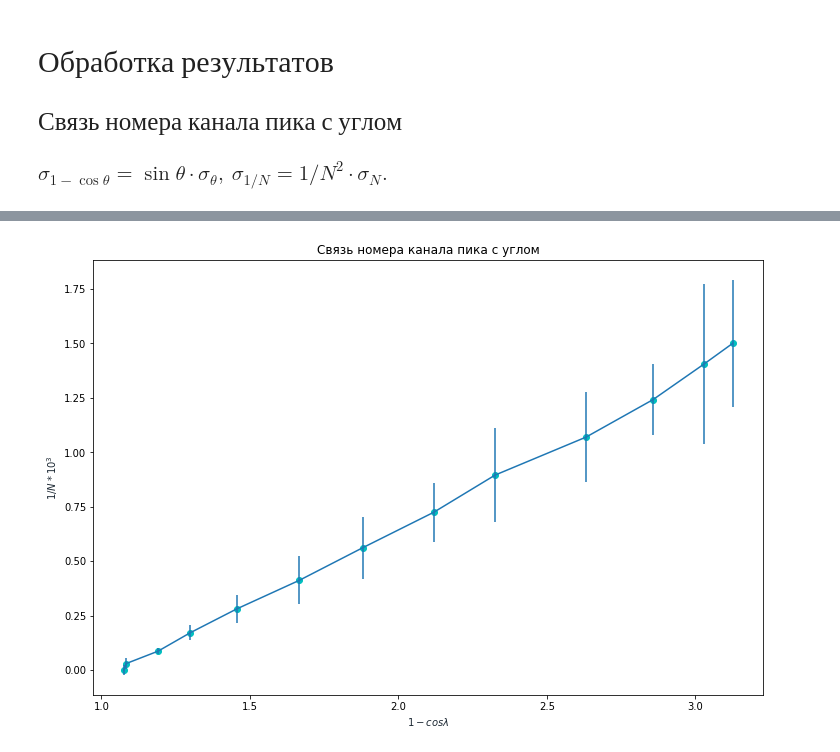
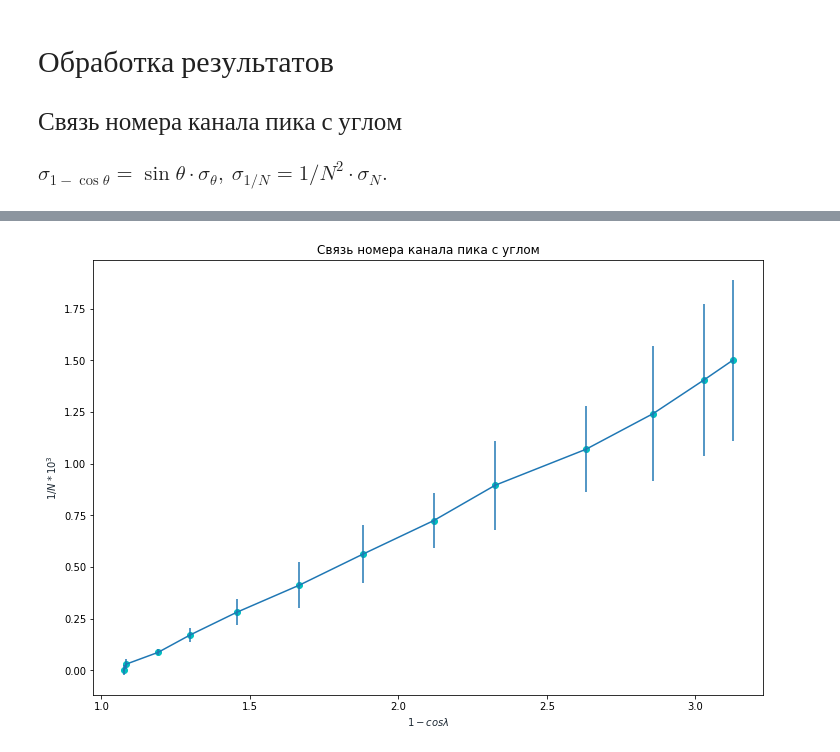
Before and after one commit to tsatsulya/LABS5, a Jupyter notebook: 5.1.2.ipynb, the cells around one changed output, grey strips where cells are left out. Cells and saved outputs as stored; diff of their text form; code cells hidden in the pictures.

```diff
--- a/5.1.2.ipynb
+++ b/5.1.2.ipynb
@@ -39,8 +50,8 @@ true_alpha = np.pi * alpha / 180
 channel = np.array([930, 923, 840, 770, 687, 600, 532, 472, 430, 380, 350, 330, 320])
 cos = 1 - np.cos(true_alpha)
 n = 1/channel * 10**3
-q_channel = np.array([20, 20, 10, 20, 30, 40, 40, 30, 40, 30, 20, 40, 30])
-data = {"$ \lambda,^\circ$": alpha, "$\sigma_\theta,^\circ$": np.array([0.5] * len(alpha)),
+q_channel = np.array([20, 20, 10, 20, 30, 40, 40, 30, 40, 30, 40, 40, 40])
+data = {"$ \theta,^\circ$": alpha, "$\sigma_\theta,^\circ$": np.array([0.5] * len(alpha)),
         "$channel$": channel, "$\sigma_{channel}$": q_channel}
 alpha_channel = pd.DataFrame(data)
 # %% [markdown]
@@ -69,7 +80,7 @@ q_cos = np.sin(true_alpha) * 0.15
 q_n = 1/(channel**2) * q_channel
 plt.errorbar(n, cos, q_n*1000)
 data = {"$1/N * 10^3$": n, "$\sigma_{1/N}*10^3$": q_n*10**3,
-        "$ 1 - cos\lambda $": cos, "$\sigma_{1 - cos\lambda}$": q_cos}
+        "$ 1 - cos\theta $": cos, "$\sigma_{1 - cos\theta}$": q_cos}
 display(pd.DataFrame(data).T)
 # %% [output]
 |  | 0 | 1 | 2 | 3 | 4 | 5 | 6 | 7 | 8 | 9 | 10 | ... |
@@ -80 +91 @@ display(pd.DataFrame(data).T)
-[figure, old version]
+[figure, new version]
```
Also changed, not shown: parts of 4 cells of this notebook.
